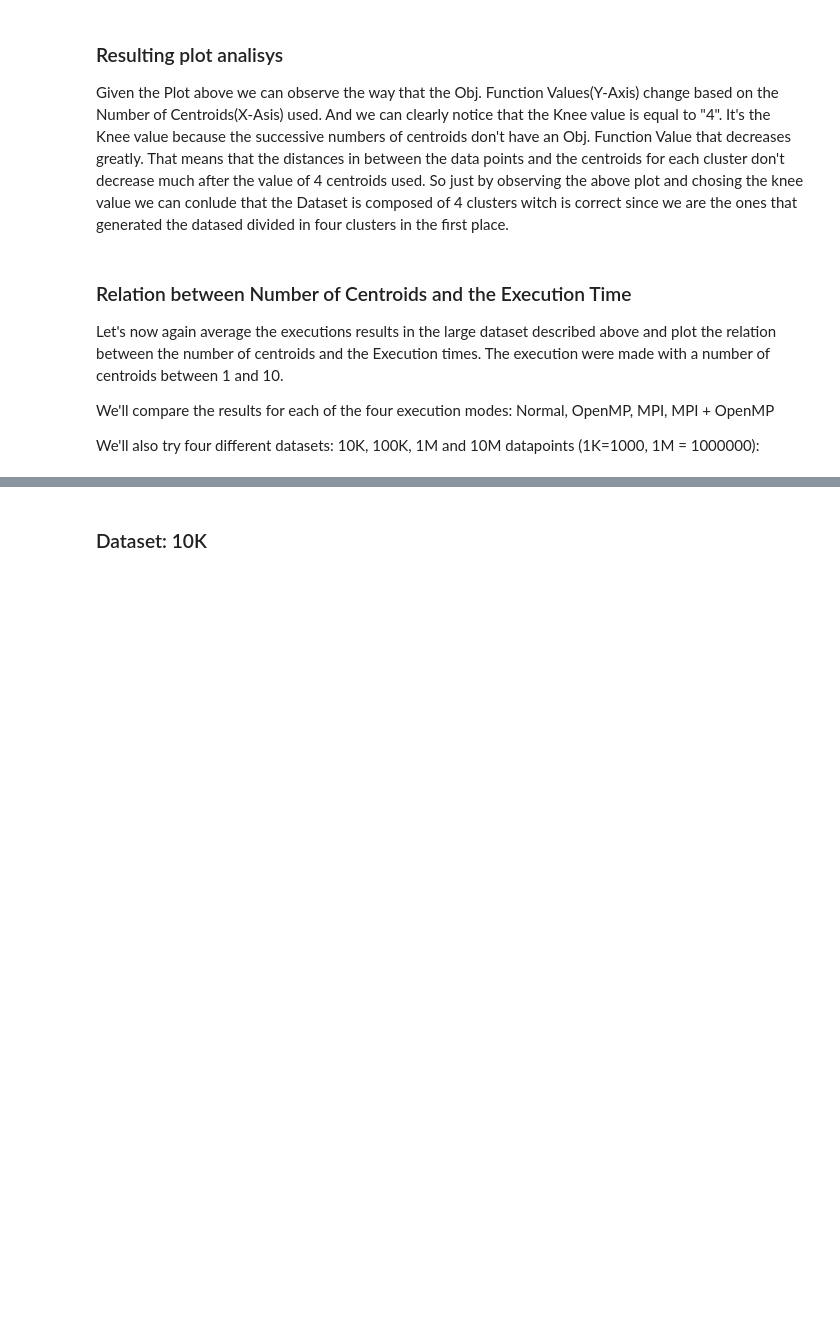
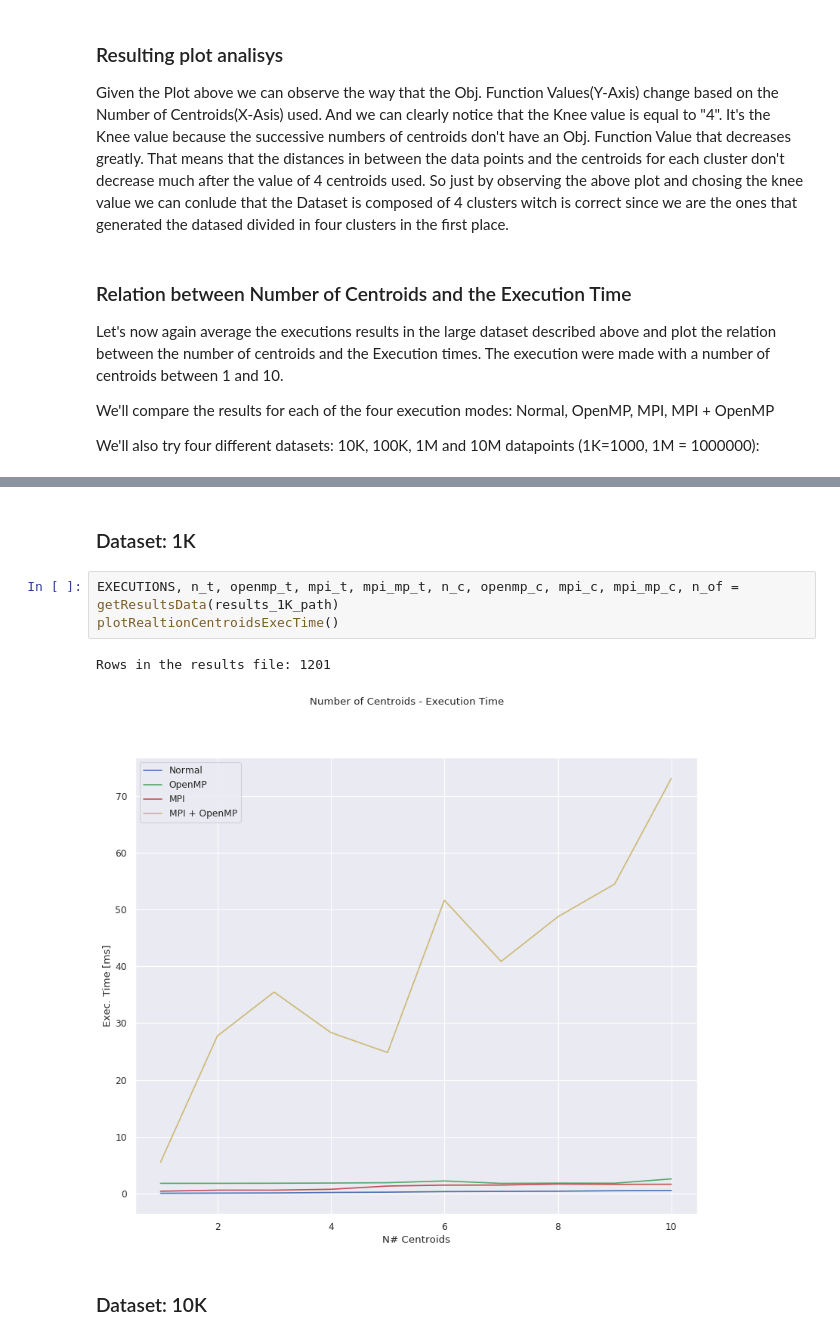
Before and after one commit to thestarivore/openmp-mpi_k-means-clustering, a Jupyter notebook: openmp_mpi_k-means.ipynb, the cells around one changed output, grey strips where cells are left out. Saved outputs shown, nothing was run; the diff lists cells and outputs as text; blank space fills up the shorter version.

```diff
--- a/openmp_mpi_k-means.ipynb
+++ b/openmp_mpi_k-means.ipynb
@@ -342,2 +397,10 @@ We'll also try four different datasets: 10K, 100K, 1M and 10M datapoints (1K=100
+# %% [markdown]
+### Dataset: 1K
+# %%
+EXECUTIONS, n_t, openmp_t, mpi_t, mpi_mp_t, n_c, openmp_c, mpi_c, mpi_mp_c, n_of = getResultsData(results_1K_path)
+plotRealtionCentroidsExecTime()
+# %% [output]
+Rows in the results file: 1201
+[figure, added]
 # %% [markdown]
 ### Dataset: 10K
```
Also changed, not shown: parts of 13 cells of this notebook, 10 other files.
